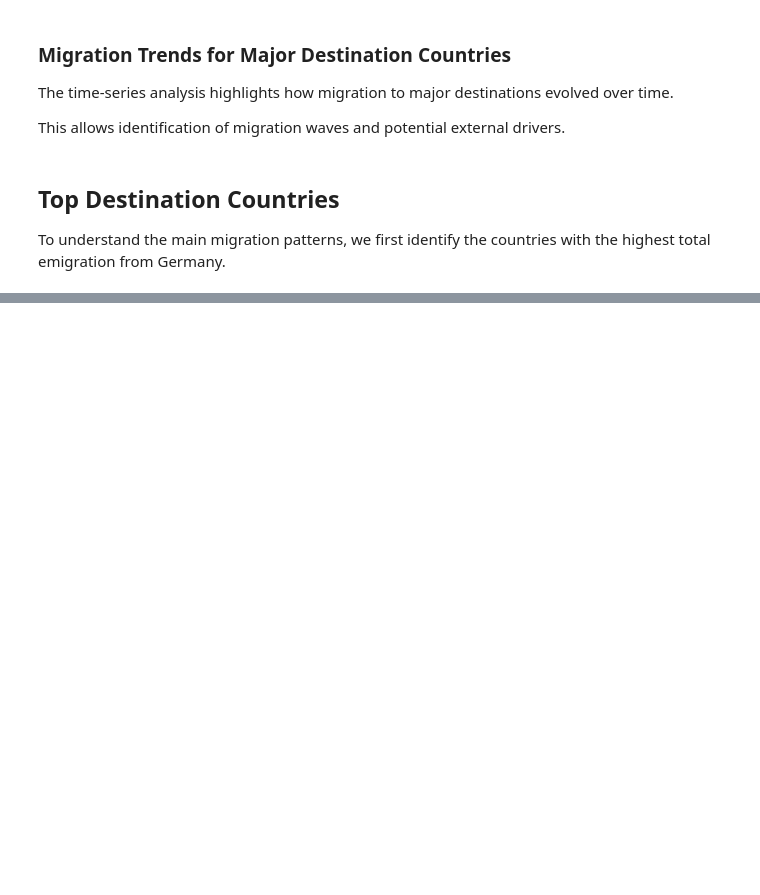
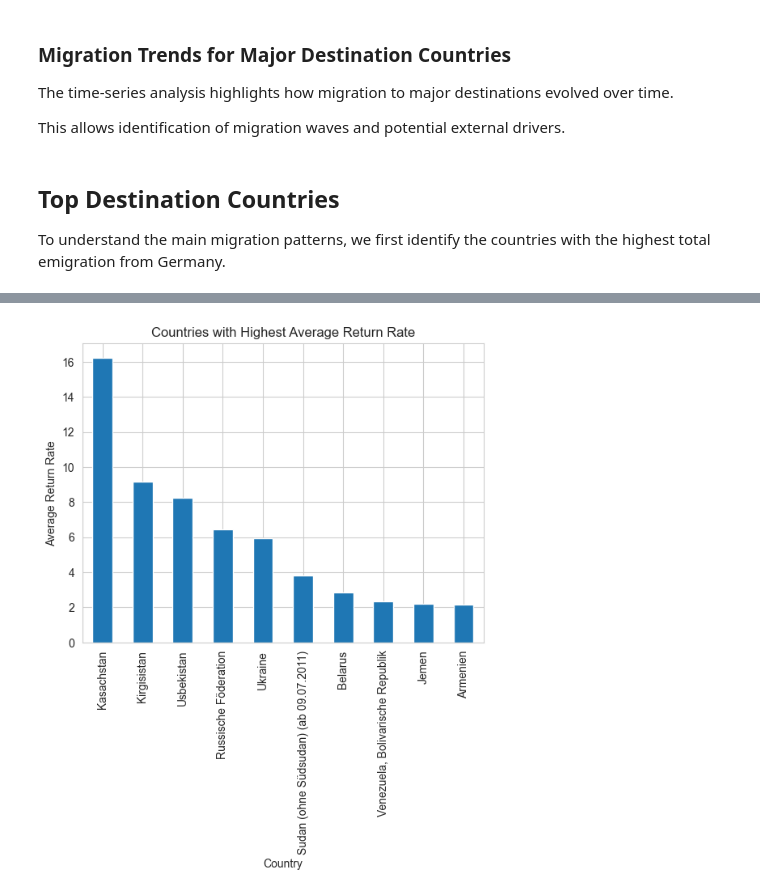
Before and after one commit to andronix82/german-migration-analysis, a Jupyter notebook: notebooks/02_country_analysis.ipynb, the cells around one changed output, grey strips where cells are left out. Cells and saved outputs as stored; diff of their text form; code cells hidden in the pictures; blank space fills up the shorter version.

```diff
--- a/notebooks/02_country_analysis.ipynb
+++ b/notebooks/02_country_analysis.ipynb
@@ -167,0 +210,9 @@ Name: return_rate_country, dtype: float64
+# %%
+avg_return_rate = (
+    df_country
+    .groupby("country")["return_rate_country"]
+    .mean()
+    .sort_values(ascending=False)
+)
+
+avg_return_rate.head(10)
@@ -167,0 +232,10 @@ Name: return_rate_country, dtype: float64
+# %%
+avg_return_rate.head(10).plot(kind="bar")
+
+plt.title("Countries with Highest Average Return Rate")
+plt.ylabel("Average Return Rate")
+plt.xlabel("Country")
+
+plt.show()
+# %% [output]
+[figure, added]
```
Also changed, not shown: parts of 25 cells of this notebook, 9 other files.
